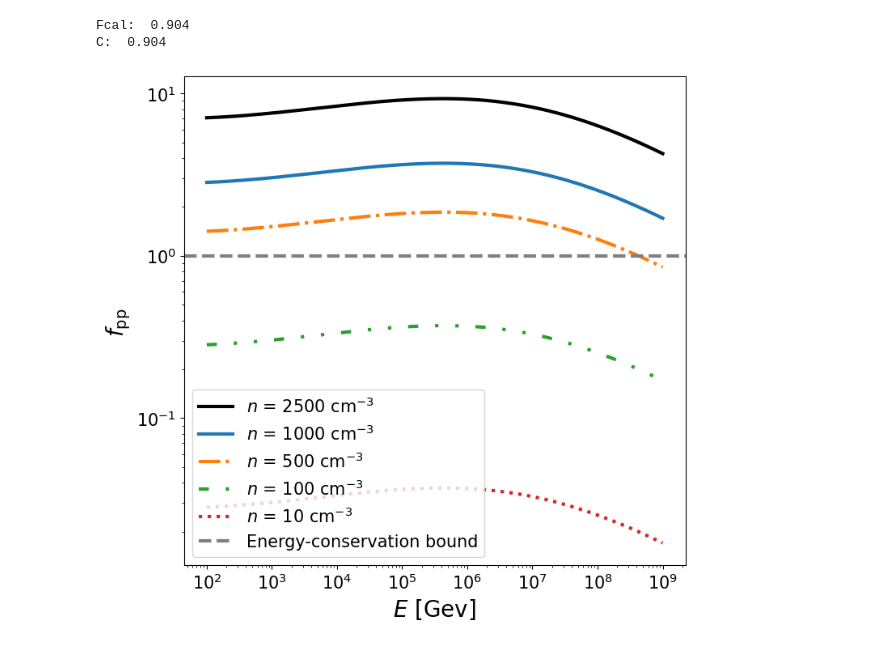
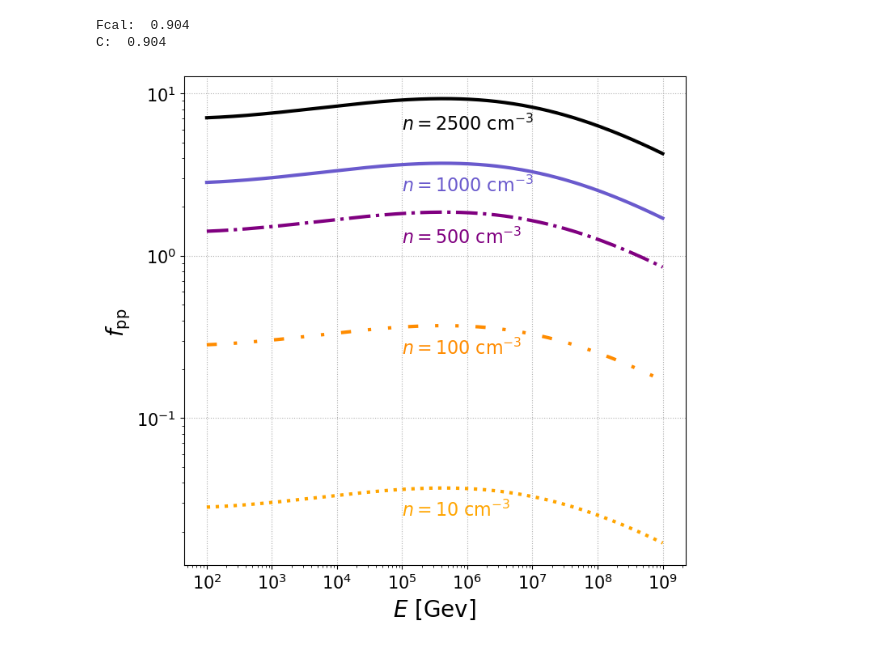
Before and after one commit to YarnoMerckx/u-lirg-timescale-analysis, a Jupyter notebook: Timescale.ipynb, the cells around one changed output. Saved outputs shown, nothing was run; the diff lists cells and outputs as text; code cells hidden in the pictures.

Commit message:
color changes

```diff
--- a/Timescale.ipynb
+++ b/Timescale.ipynb
@@ -504,20 +504,30 @@ def efficiency_pp(E, n_in,t_escin):
 # %%
 fig=plt.figure(figsize=(8,8), dpi= 100, facecolor='w', edgecolor='k')
 
 E_eff_p = np.logspace(np.log10(1e2),np.log10(1e9),1000)
 plt.plot(E_eff_p, efficiency_pp(E_eff_p, 2500, t_esc(E_eff_p,100,500,Bplot)), label = '$n$ = 2500 cm$^{-3}$', linewidth = 3, color = 'black' )
-plt.plot(E_eff_p, efficiency_pp(E_eff_p, 1e3, t_esc(E_eff_p,100,500,Bplot)), label = '$n$ = 1000 cm$^{-3}$', linewidth = 3 )
-plt.plot(E_eff_p, efficiency_pp(E_eff_p, 5e2, t_esc(E_eff_p,100,500,Bplot)), linestyle = '-.', label = '$n$ = 500 cm$^{-3}$', linewidth = 3)
-plt.plot(E_eff_p, efficiency_pp(E_eff_p, 1e2, t_esc(E_eff_p,100,500,Bplot)), linestyle = ((0, (3, 5, 1, 5, 1, 5))), label = '$n$ = 100 cm$^{-3}$', linewidth = 3)
-plt.plot(E_eff_p, efficiency_pp(E_eff_p, 1e1, t_esc(E_eff_p,100,500,Bplot)),label = '$n$ = 10 cm$^{-3}$', linestyle = 'dotted', linewidth = 3)
-plt.axhline(y = 1, c= 'grey', label = 'Energy-conservation bound', linewidth = 3, linestyle = 'dashed')
+plt.text(1e5,6,'$n=2500$ cm$^{-3}$', fontsize = 16,color = 'black')
+plt.plot(E_eff_p, efficiency_pp(E_eff_p, 1e3, t_esc(E_eff_p,100,500,Bplot)), color = 'slateblue',label = '$n$ = 1000 cm$^{-3}$', linewidth = 3 )
+plt.text(1e5,2.5,'$n=1000$ cm$^{-3}$', fontsize = 16, color = 'slateblue')
+
+plt.plot(E_eff_p, efficiency_pp(E_eff_p, 5e2, t_esc(E_eff_p,100,500,Bplot)), color = 'purple',linestyle = '-.', label = '$n$ = 500 cm$^{-3}$', linewidth = 3)
+plt.text(1e5,1.2,'$n=500$ cm$^{-3}$', fontsize = 16, color = 'purple')
+
+plt.plot(E_eff_p, efficiency_pp(E_eff_p, 1e2, t_esc(E_eff_p,100,500,Bplot)), color = 'darkorange',linestyle = ((0, (3, 5, 1, 5, 1, 5))), label = '$n$ = 100 cm$^{-3}$', linewidth = 3)
+plt.text(1e5,0.25,'$n=100$ cm$^{-3}$', fontsize = 16, color = 'darkorange')
+
+plt.plot(E_eff_p, efficiency_pp(E_eff_p, 1e1, t_esc(E_eff_p,100,500,Bplot)),color = 'orange', label = '$n$ = 10 cm$^{-3}$', linestyle = 'dotted', linewidth = 3)
+plt.text(1e5,0.025,'$n=10$ cm$^{-3}$', fontsize = 16,color ='orange')
+
+#plt.axhline(y = 1, c= 'grey', label = 'Energy-conservation bound', linewidth = 3, linestyle = 'dotted')
 plt.xlabel('$E$ [Gev]', fontsize = 20)
 plt.ylabel('$f_{\mathrm{pp}}$ ', fontsize = 20)
-plt.legend(fontsize = 15, loc = "best")
+#plt.legend(fontsize = 15, loc = "best")
 plt.xticks(fontsize = 15)
 plt.yticks(fontsize = 15)
 plt.xscale('log')
 plt.yscale('log')
-plt.savefig("/Users/yarno/Documents/PhD/Pictures/Extrapolation_plots/fpp.png",bbox_inches="tight")
+plt.grid(ls = 'dotted')
+#plt.savefig("/Users/yarno/Documents/PhD/Pictures/Extrapolation_plots/fpp.png",bbox_inches="tight")
 # %% [output]
-[figure, old version]
+[figure, new version]
```
